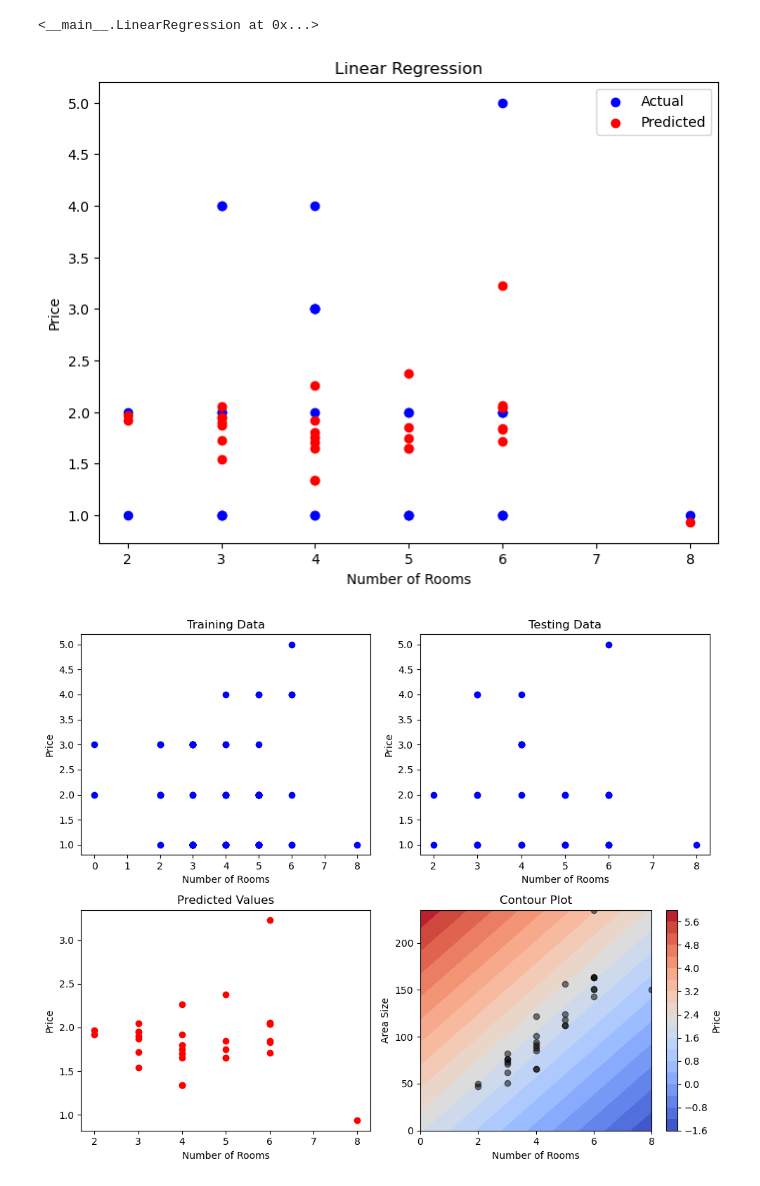
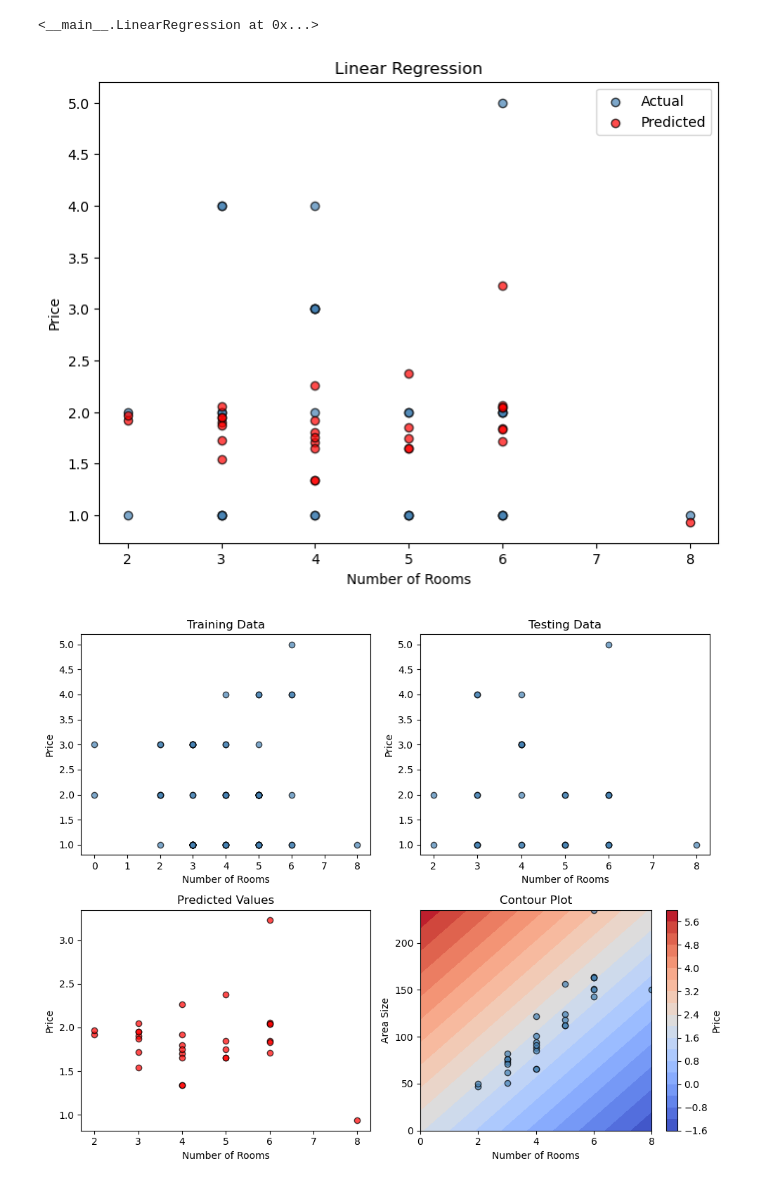
Before and after one commit to sharonsalman/DataScience, a Jupyter notebook: Main.ipynb, the cells around one changed output. Cells and saved outputs as stored; diff of their text form; code cells hidden in the pictures.

```diff
--- a/Main.ipynb
+++ b/Main.ipynb
@@ -213,10 +204,13 @@ import matplotlib.colorbar as cbar
 # Set the feature names of x_test
 x_test.columns = ['rooms', 'area_size']
 
+# Set a common color for the scatter plots
+scatter_color = 'steelblue'
+
 # Plotting the scatter plot with the regression line
 fig, ax = plt.subplots(figsize=(8, 6))
-ax.scatter(x_test['rooms'], y_test, color='blue', label='Actual')
-ax.scatter(x_test['rooms'], y_pred, color='red', label='Predicted')
+ax.scatter(x_test['rooms'], y_test, color=scatter_color, label='Actual', alpha=0.7, edgecolors='k')
+ax.scatter(x_test['rooms'], y_pred, color='red', label='Predicted', alpha=0.7, edgecolors='k')
 ax.set_xlabel('Number of Rooms')
 ax.set_ylabel('Price')
 ax.set_title('Linear Regression')
@@ -231,37 +225,37 @@ z_mesh = model.predict(np.array([x_mesh.ravel(), y_mesh.ravel()]).T).reshape(x_m
 
 fig, axs = plt.subplots(2, 2, figsize=(10, 8))
 
 # Scatter plot of training data
-axs[0, 0].scatter(x_train['rooms'], y_train, color='blue')
+axs[0, 0].scatter(x_train['rooms'], y_train, color=scatter_color, alpha=0.7, edgecolors='k')
 axs[0, 0].set_xlabel('Number of Rooms')
 axs[0, 0].set_ylabel('Price')
 axs[0, 0].set_title('Training Data')
 
 # Scatter plot of testing data
-axs[0, 1].scatter(x_test['rooms'], y_test, color='blue')
+axs[0, 1].scatter(x_test['rooms'], y_test, color=scatter_color, alpha=0.7, edgecolors='k')
 axs[0, 1].set_xlabel('Number of Rooms')
 axs[0, 1].set_ylabel('Price')
 axs[0, 1].set_title('Testing Data')
 
-# Predicted values contour plot
-axs[1, 0].scatter(x_test['rooms'], y_pred, color='red')
+# Predicted values scatter plot
+axs[1, 0].scatter(x_test['rooms'], y_pred, color='red', alpha=0.7, edgecolors='k')
 axs[1, 0].set_xlabel('Number of Rooms')
 axs[1, 0].set_ylabel('Price')
 axs[1, 0].set_title('Predicted Values')
 
 # Contour plot
 contour = axs[1, 1].contourf(x_mesh, y_mesh, z_mesh, levels=20, cmap='coolwarm')
-axs[1, 1].scatter(x_test['rooms'], x_test['area_size'], color='black', alpha=0.5)
+axs[1, 1].scatter(x_test['rooms'], x_test['area_size'], color=scatter_color, alpha=0.7, edgecolors='k')
 axs[1, 1].set_xlabel('Number of Rooms')
 axs[1, 1].set_ylabel('Area Size')
 axs[1, 1].set_title('Contour Plot')
 
 # Add colorbar
 cbar = fig.colorbar(contour, ax=axs[1, 1])
 cbar.set_label('Price')
 
 plt.tight_layout()
 plt.show()
 # %% [output]
-[figure, old version]
+[figure, new version]
-[figure, old version]
+[figure, new version]
```
Also changed, not shown: parts of 3 cells of this notebook, 3 other files.
